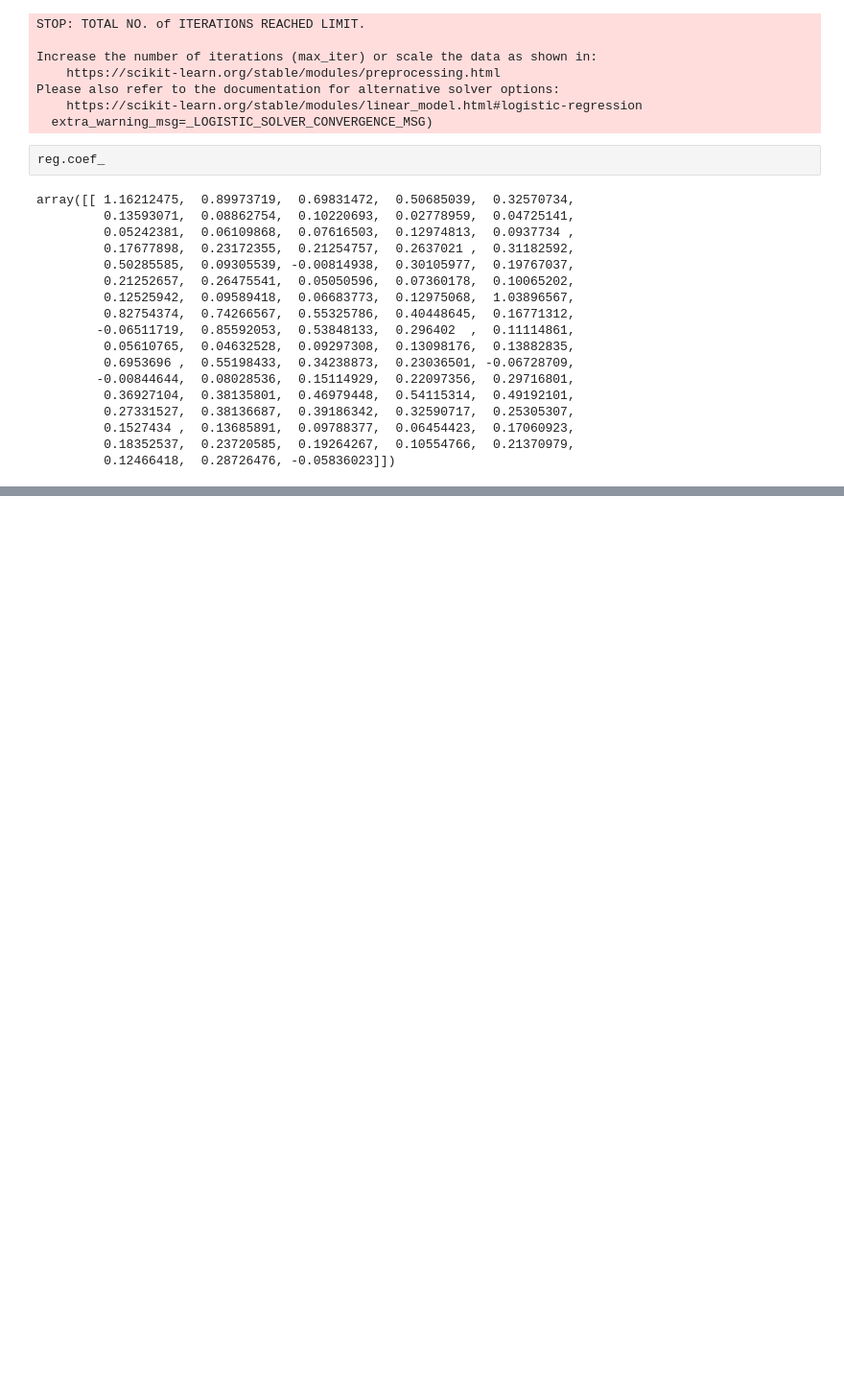
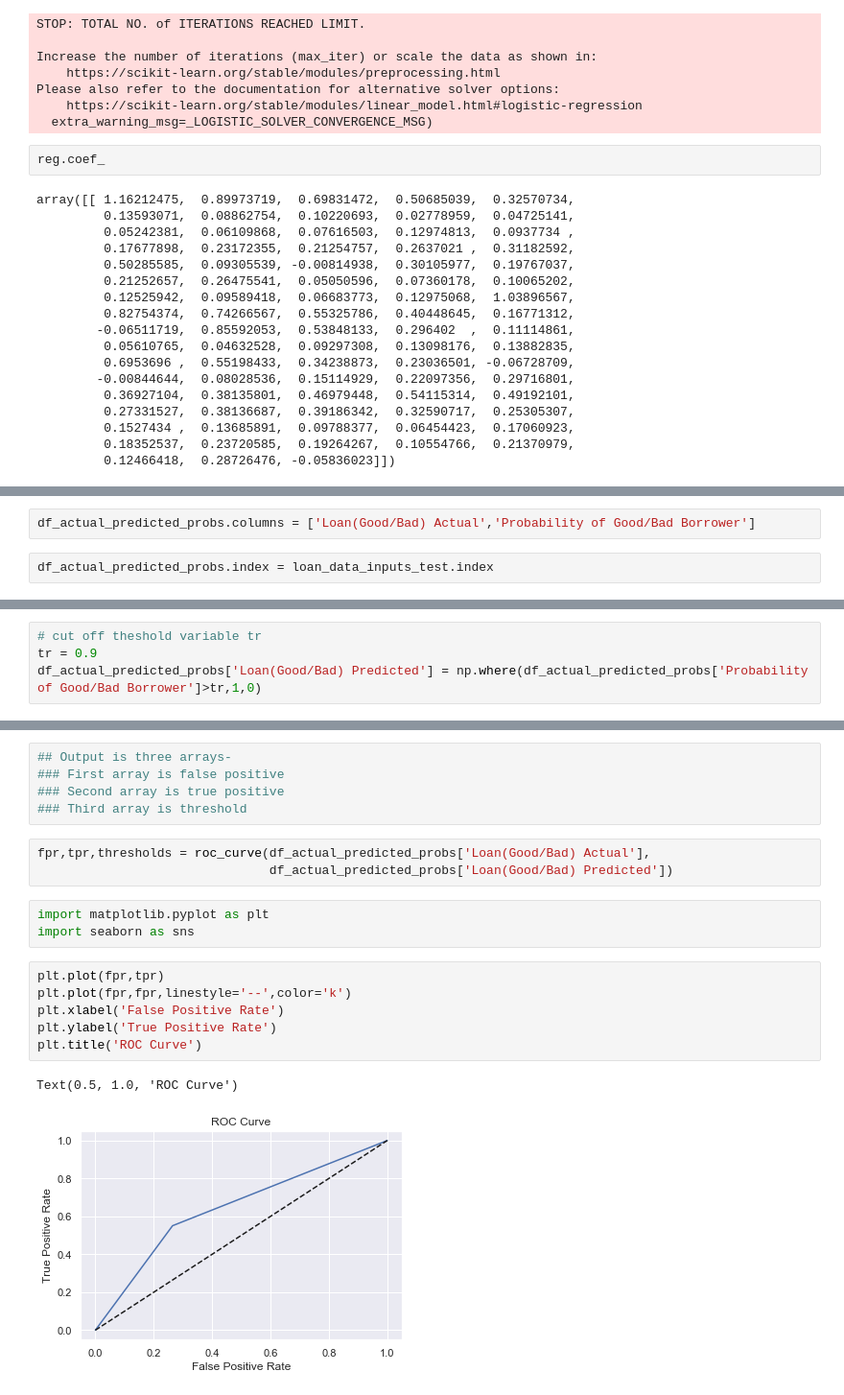
Before and after one commit to BAGLAT/Credit-Risk-Modeling, a Jupyter notebook: PD Model.ipynb, the cells around one changed output, grey strips where cells are left out. Shown at 96% size. Drawn from its saved outputs; the diff is of its cells as text; blank space fills up the shorter version.

```diff
--- a/PD Model.ipynb
+++ b/PD Model.ipynb
@@ -479,0 +712,4 @@ array([[ 1.16212475,  0.89973719,  0.69831472,  0.50685039,  0.32570734,
+# %%
+df_actual_predicted_probs.columns = ['Loan(Good/Bad) Actual','Probability of Good/Bad Borrower']
+# %%
+df_actual_predicted_probs.index = loan_data_inputs_test.index
@@ -479,0 +739,4 @@ array([[ 1.16212475,  0.89973719,  0.69831472,  0.50685039,  0.32570734,
+# %%
+# cut off theshold variable tr
+tr = 0.9
+df_actual_predicted_probs['Loan(Good/Bad) Predicted'] = np.where(df_actual_predicted_probs['Probability of Good/Bad Borrower']>tr,1,0)
@@ -479,0 +784,20 @@ array([[ 1.16212475,  0.89973719,  0.69831472,  0.50685039,  0.32570734,
+# %%
+## Output is three arrays-
+### First array is false positive
+### Second array is true positive
+### Third array is threshold
+# %%
+fpr,tpr,thresholds = roc_curve(df_actual_predicted_probs['Loan(Good/Bad) Actual'],
+                               df_actual_predicted_probs['Loan(Good/Bad) Predicted'])
+# %%
+import matplotlib.pyplot as plt
+import seaborn as sns
+# %%
+plt.plot(fpr,tpr)
+plt.plot(fpr,fpr,linestyle='--',color='k')
+plt.xlabel('False Positive Rate')
+plt.ylabel('True Positive Rate')
+plt.title('ROC Curve')
+# %% [output]
+Text(0.5, 1.0, 'ROC Curve')
+[figure, added]
```
Also changed, not shown: parts of 51 cells of this notebook.
